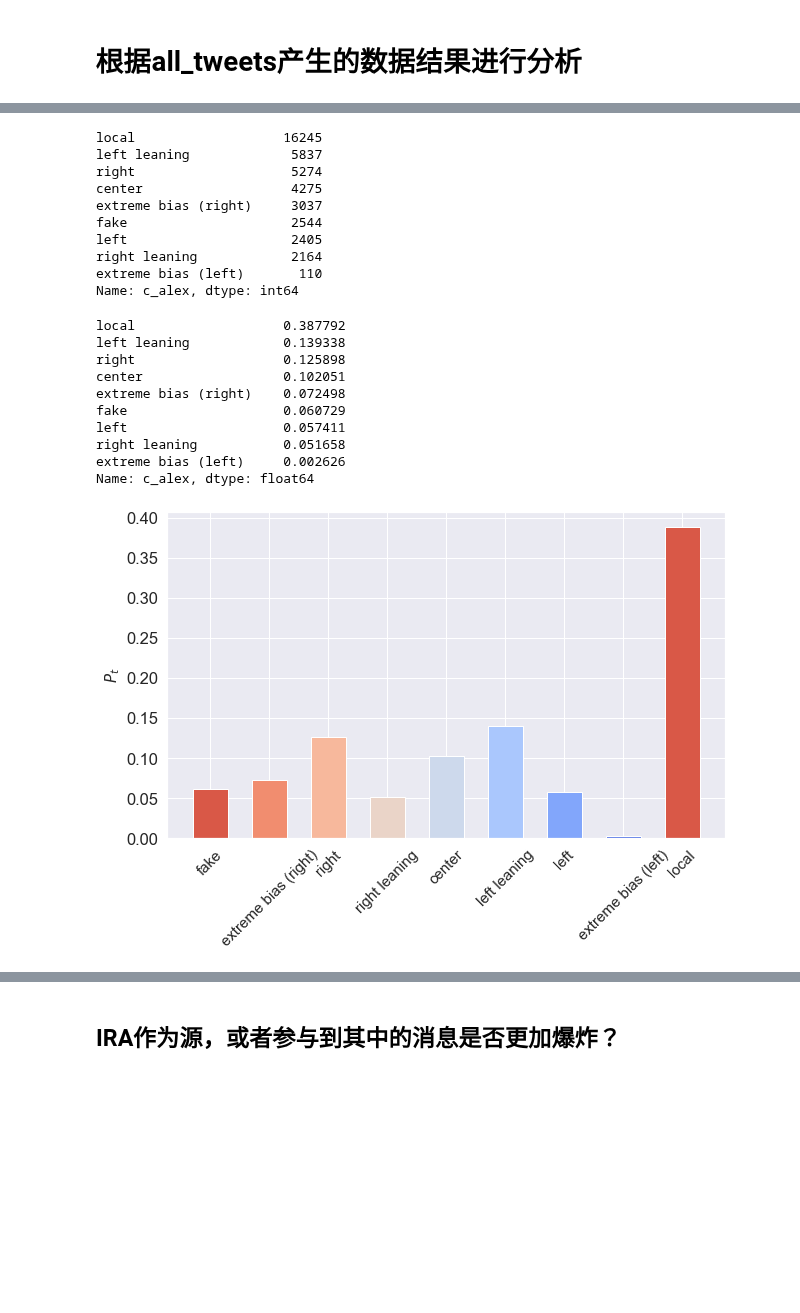
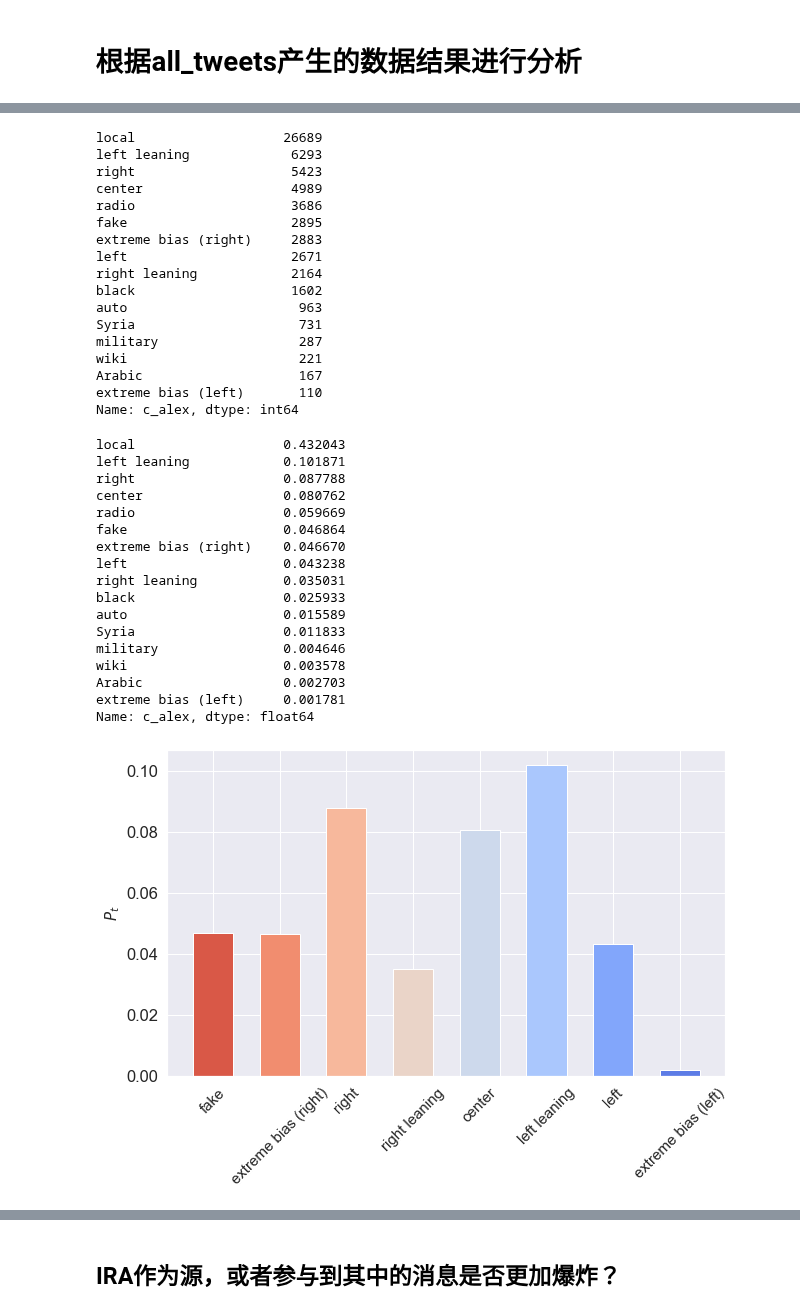
Before and after one commit to kayzhou/fake_news_during_election, a Jupyter notebook: all_tweets.ipynb, the cells around one changed output, grey strips where cells are left out. Drawn from its saved outputs; the diff is of its cells as text; code cells hidden in the pictures; blank space fills up the shorter version.

```diff
--- a/all_tweets.ipynb
+++ b/all_tweets.ipynb
@@ -63,12 +83,9 @@ labels = [
 ]
-# %%
-for i in range(len(labels)):
-    all_tweets.loc[all_tweets['c_alex'] == str(i), 'c_alex'] = labels[i]
 # %%
 sns.set_style("darkgrid")
 sns.set_palette("coolwarm_r", n_colors=8)
 
 # media_type_counts = tweets["c_alex"].value_counts(normalize=True)
-media_type_counts = all_tweets["c_alex"].value_counts()
+media_type_counts = non_tweets["c_alex"].value_counts()
 display(media_type_counts)
 # %% [output]
@@ -97,7 +128,8 @@ local                   0.001858
 Name: c_alex, dtype: float64
 # %%
 plt.figure(figsize=(8, 6))
-x = range(len(media_type_counts))
+# x = range(len(media_type_counts))
+x = range(8)
 
 for i in x:
     plt.bar(i, media_type_counts[labels[i]], width=0.6)
@@ -135,48 +167,62 @@ plt.savefig("fig/Nt-all.pdf", dpi=300, bbox_inches='tight')
 # %%
-tweets = ira_tweets[ira_tweets.c_alex!="-1"]
+# tweets = ira_tweets[ira_tweets.c_alex!="-1"]
 # media_type_counts = tweets["c_alex"].value_counts(normalize=True)
-media_type_counts = tweets["c_alex"].value_counts()
+media_type_counts = ira_tweets["c_alex"].value_counts()
 display(media_type_counts)
 # %% [output]
-local                   16245
-left leaning             5837
-right                    5274
-center                   4275
-extreme bias (right)     3037
-fake                     2544
-left                     2405
+local                   26689
+left leaning             6293
+right                    5423
+center                   4989
+radio                    3686
+fake                     2895
+extreme bias (right)     2883
+left                     2671
 right leaning            2164
+black                    1602
+auto                      963
+Syria                     731
+military                  287
+wiki                      221
+Arabic                    167
 extreme bias (left)       110
 Name: c_alex, dtype: int64
 # %%
-media_type_counts = tweets["c_alex"].value_counts(normalize=True)
+media_type_counts = ira_tweets["c_alex"].value_counts(normalize=True)
 media_type_counts
 # %% [output]
-local                   0.387792
-left leaning            0.139338
-right                   0.125898
-center                  0.102051
-extreme bias (right)    0.072498
-fake                    0.060729
-left                    0.057411
-right leaning           0.051658
-extreme bias (left)     0.002626
+local                   0.432043
+left leaning            0.101871
+right                   0.087788
+center                  0.080762
+radio                   0.059669
+fake                    0.046864
+extreme bias (right)    0.046670
+left                    0.043238
+right leaning           0.035031
+black                   0.025933
+auto                    0.015589
+Syria                   0.011833
+military                0.004646
+wiki                    0.003578
+Arabic                  0.002703
+extreme bias (left)     0.001781
 Name: c_alex, dtype: float64
 # %%
 plt.figure(figsize=(10, 6))
-x = range(len(media_type_counts))
+x = range(8)
 
 for i in x:
     plt.bar(i, media_type_counts[labels[i]], width=0.6)
 
 plt.xticks(x, [labels[i] for i in x])
 # plt.xlabel("IRAs", fontsize=18)
 plt.ylabel('$P_{t}$', fontsize=15)
 plt.xticks(rotation=45, fontsize=15)
 # plt.yticks(fontsize=14)
 
 plt.savefig("fig/Pt-ira.pdf", dpi=300, bbox_inches='tight')
 # %% [output]
-[figure, old version]
+[figure, new version]
 # %%
 plt.figure(figsize=(8, 6))
```
Also changed, not shown: parts of 62 cells of this notebook, 4 other files.
